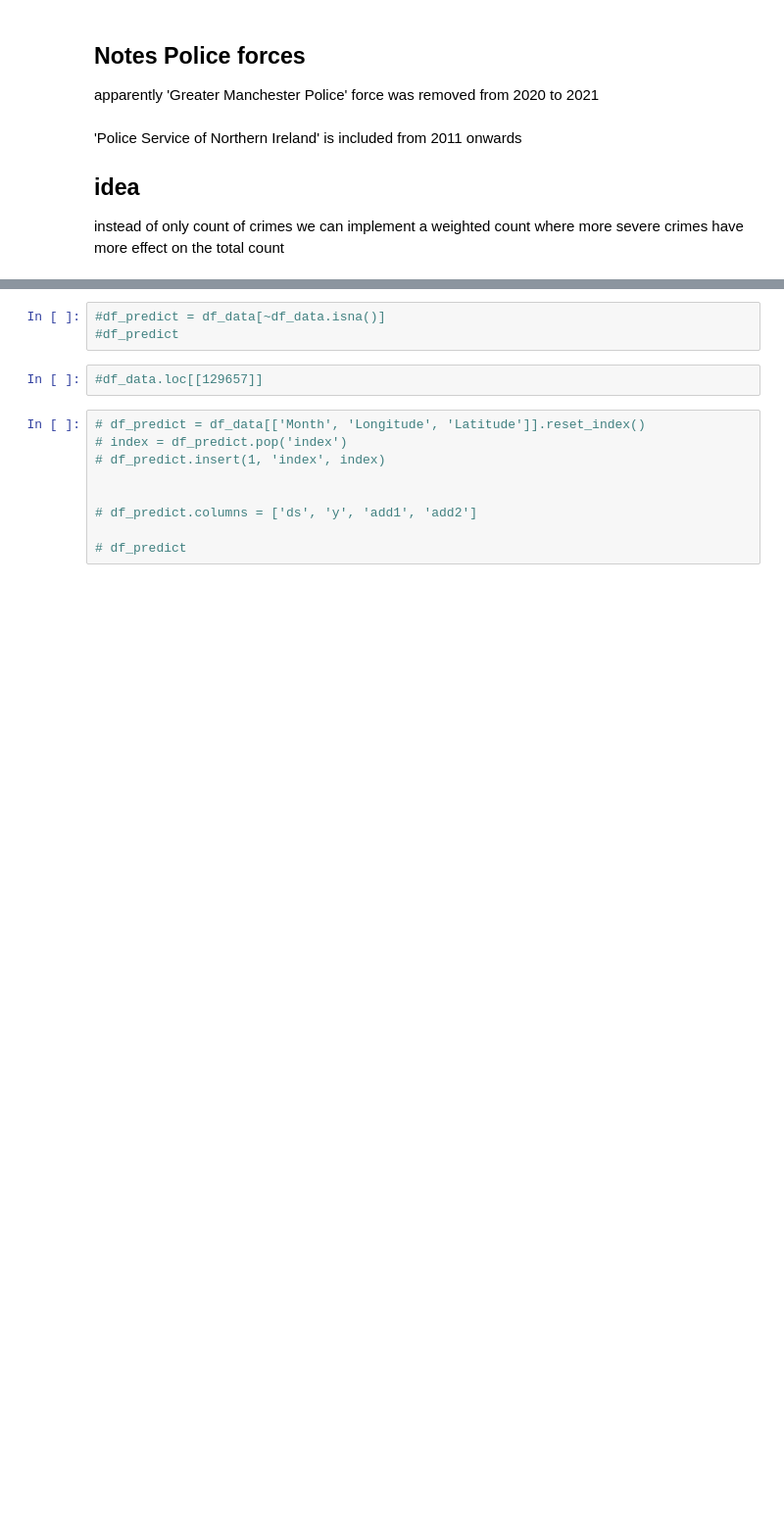
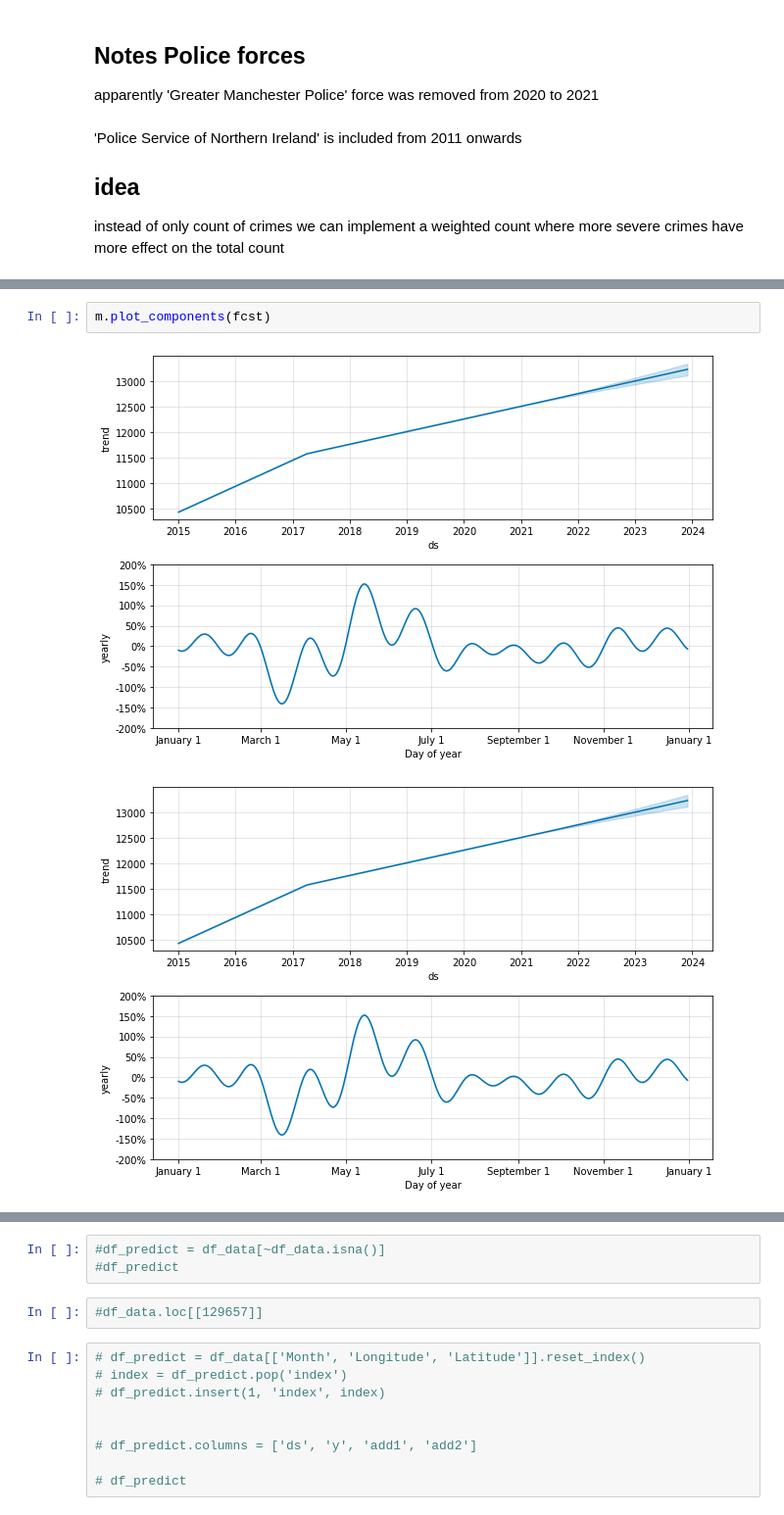
Before and after one commit to Dazai1623818/Datachallenge-2, a Jupyter notebook: Prophet.ipynb, the cells around one changed output, grey strips where cells are left out. Shown: that part at 98% size. Saved outputs shown, nothing was run; the diff lists cells and outputs as text; blank space fills up the shorter version.

```diff
--- a/Prophet.ipynb
+++ b/Prophet.ipynb
@@ -81,0 +185,5 @@ INFO:prophet:n_changepoints greater than number of observations. Using 8.
+# %%
+m.plot_components(fcst)
+# %% [output]
+[figure, added]
+[figure, added]
```
Also changed, not shown: parts of 12 cells of this notebook.
